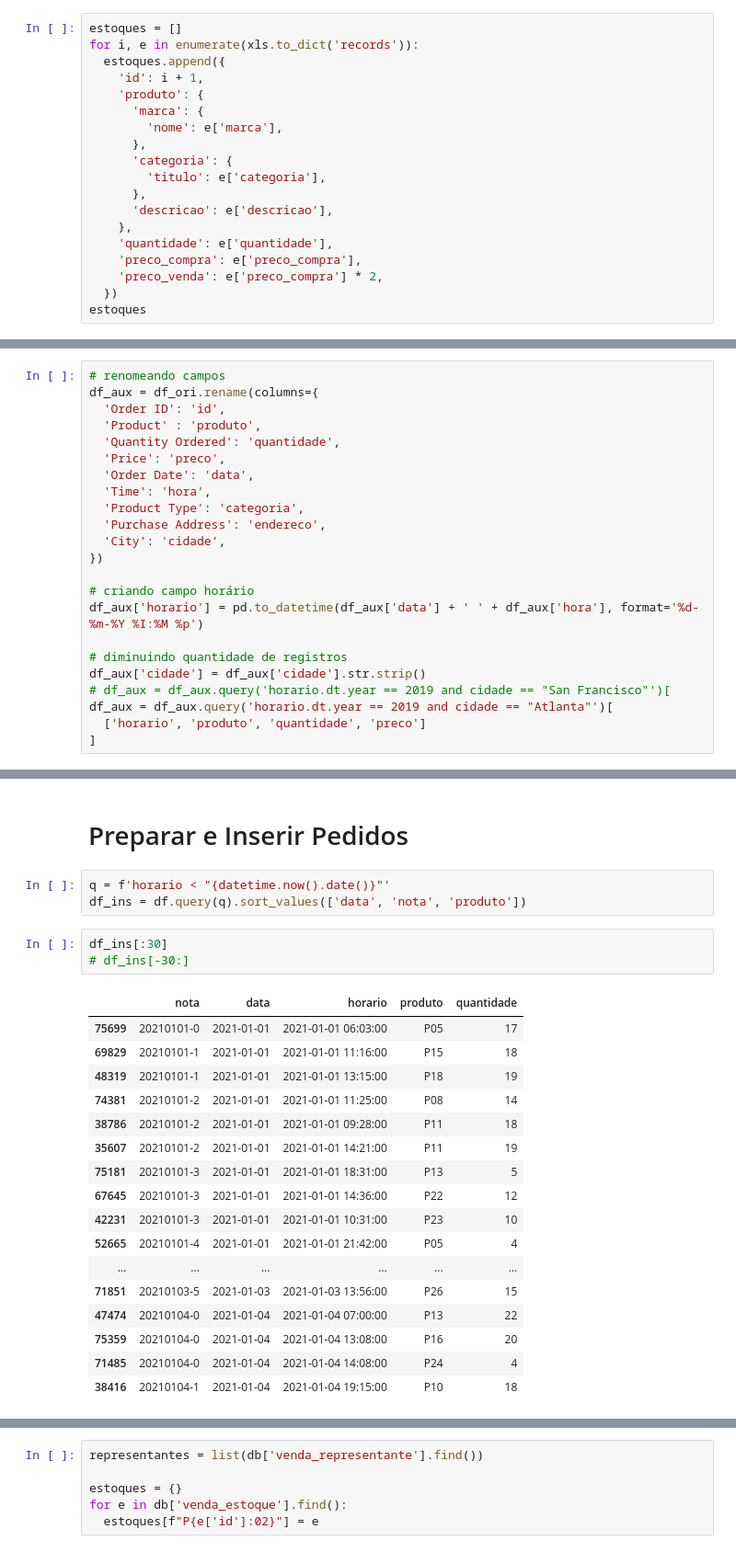
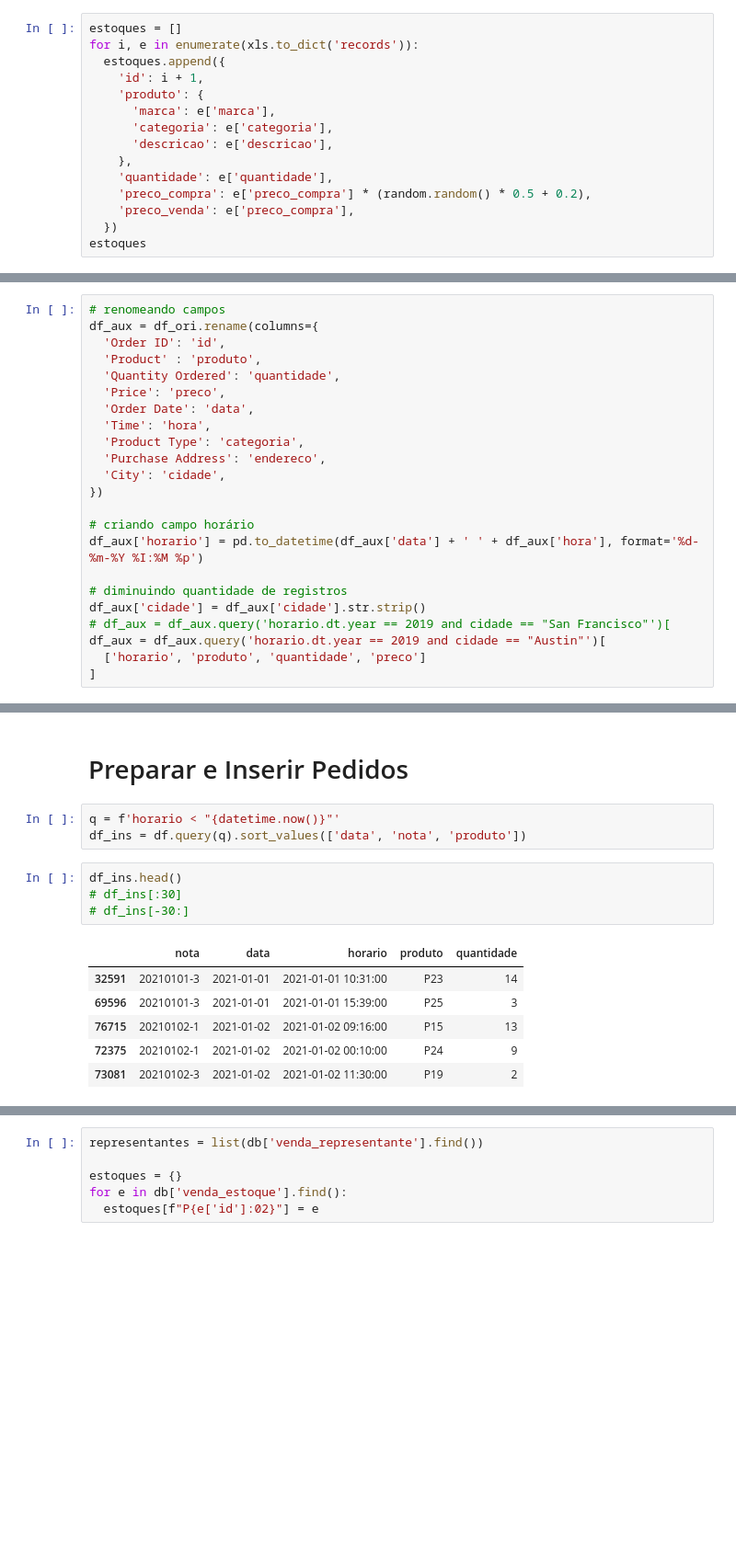
Before and after one commit to tseiiti/vendas, a Jupyter notebook: big_data/carga_pedidos.ipynb, the cells around one changed output, grey strips where cells are left out. Shown at 92% size. Saved outputs shown, nothing was run; the diff lists cells and outputs as text; blank space fills up the shorter version.

Commit message:
tirando classe marca e categoria

```diff
--- a/big_data/carga_pedidos.ipynb
+++ b/big_data/carga_pedidos.ipynb
@@ -45,17 +18,13 @@ for i, e in enumerate(xls.to_dict('records')):
   estoques.append({
     'id': i + 1,
     'produto': {
-      'marca': {
-        'nome': e['marca'],
-      },
-      'categoria': {
-        'titulo': e['categoria'],
-      },
+      'marca': e['marca'],
+      'categoria': e['categoria'],
       'descricao': e['descricao'],
     },
     'quantidade': e['quantidade'],
-    'preco_compra': e['preco_compra'],
-    'preco_venda': e['preco_compra'] * 2,
+    'preco_compra': e['preco_compra'] * (random.random() * 0.5 + 0.2),
+    'preco_venda': e['preco_compra'],
   })
 estoques
 # %% [output]
@@ -199,7 +168,7 @@ df_aux['horario'] = pd.to_datetime(df_aux['data'] + ' ' + df_aux['hora'], format
 # diminuindo quantidade de registros
 df_aux['cidade'] = df_aux['cidade'].str.strip()
 # df_aux = df_aux.query('horario.dt.year == 2019 and cidade == "San Francisco"')[
-df_aux = df_aux.query('horario.dt.year == 2019 and cidade == "Atlanta"')[
+df_aux = df_aux.query('horario.dt.year == 2019 and cidade == "Austin"')[
   ['horario', 'produto', 'quantidade', 'preco']
 ]
 # %% [markdown]
@@ -351,29 +330,19 @@ Freq: ME, Name: quantidade, dtype: int64
 # %% [markdown]
 # Preparar e Inserir Pedidos
 # %%
-q = f'horario < "{datetime.now().date()}"'
+q = f'horario < "{datetime.now()}"'
 df_ins = df.query(q).sort_values(['data', 'nota', 'produto'])
 # %%
-df_ins[:30]
+df_ins.head()
+# df_ins[:30]
 # df_ins[-30:]
 # %% [output]
 |  | nota | data | horario | produto | quantidade |
-| 75699 | 20210101-0 | 2021-01-01 | 2021-01-01 06:03:00 | P05 | 17 |
-| 69829 | 20210101-1 | 2021-01-01 | 2021-01-01 11:16:00 | P15 | 18 |
-| 48319 | 20210101-1 | 2021-01-01 | 2021-01-01 13:15:00 | P18 | 19 |
-| 74381 | 20210101-2 | 2021-01-01 | 2021-01-01 11:25:00 | P08 | 14 |
-| 38786 | 20210101-2 | 2021-01-01 | 2021-01-01 09:28:00 | P11 | 18 |
-| 35607 | 20210101-2 | 2021-01-01 | 2021-01-01 14:21:00 | P11 | 19 |
-| 75181 | 20210101-3 | 2021-01-01 | 2021-01-01 18:31:00 | P13 | 5 |
-| 67645 | 20210101-3 | 2021-01-01 | 2021-01-01 14:36:00 | P22 | 12 |
-| 42231 | 20210101-3 | 2021-01-01 | 2021-01-01 10:31:00 | P23 | 10 |
-| 52665 | 20210101-4 | 2021-01-01 | 2021-01-01 21:42:00 | P05 | 4 |
-| ... | ... | ... | ... | ... | ... |
-| 71851 | 20210103-5 | 2021-01-03 | 2021-01-03 13:56:00 | P26 | 15 |
-| 47474 | 20210104-0 | 2021-01-04 | 2021-01-04 07:00:00 | P13 | 22 |
-| 75359 | 20210104-0 | 2021-01-04 | 2021-01-04 13:08:00 | P16 | 20 |
-| 71485 | 20210104-0 | 2021-01-04 | 2021-01-04 14:08:00 | P24 | 4 |
-| 38416 | 20210104-1 | 2021-01-04 | 2021-01-04 19:15:00 | P10 | 18 |
+| 32591 | 20210101-3 | 2021-01-01 | 2021-01-01 10:31:00 | P23 | 14 |
+| 69596 | 20210101-3 | 2021-01-01 | 2021-01-01 15:39:00 | P25 | 3 |
+| 76715 | 20210102-1 | 2021-01-02 | 2021-01-02 09:16:00 | P15 | 13 |
+| 72375 | 20210102-1 | 2021-01-02 | 2021-01-02 00:10:00 | P24 | 9 |
+| 73081 | 20210102-3 | 2021-01-02 | 2021-01-02 11:30:00 | P19 | 2 |
 # %%
 df_ins.shape
 # %% [output]
```
Also changed, not shown: parts of 14 cells of this notebook, 8 other files.
